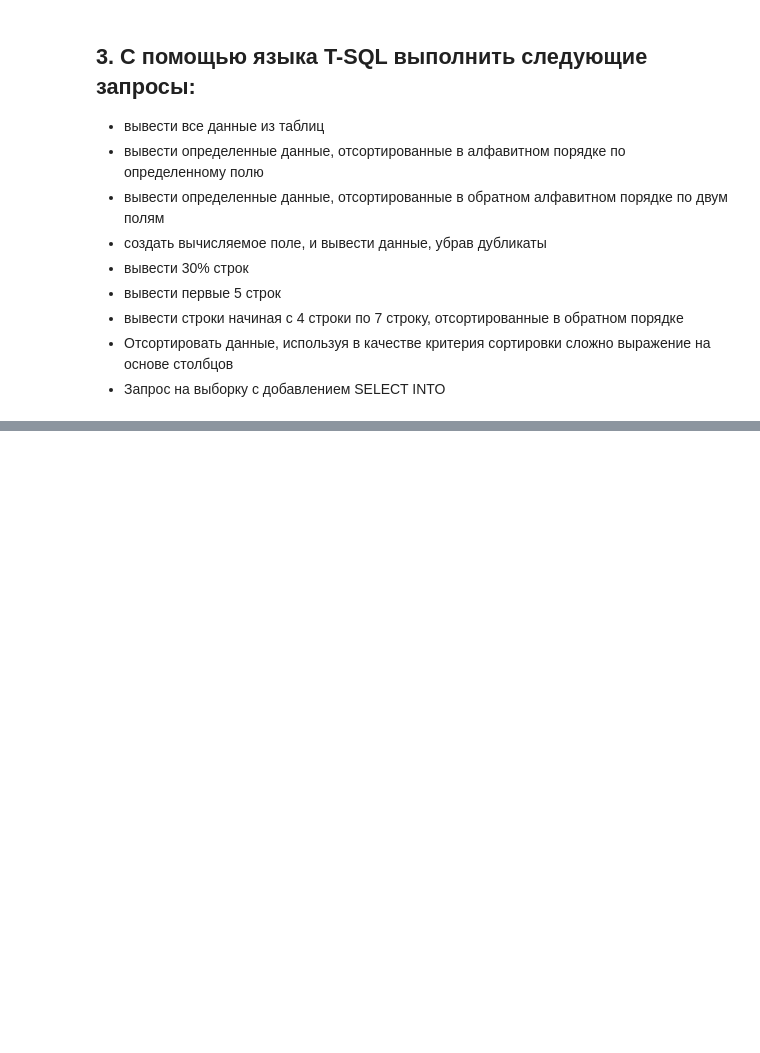
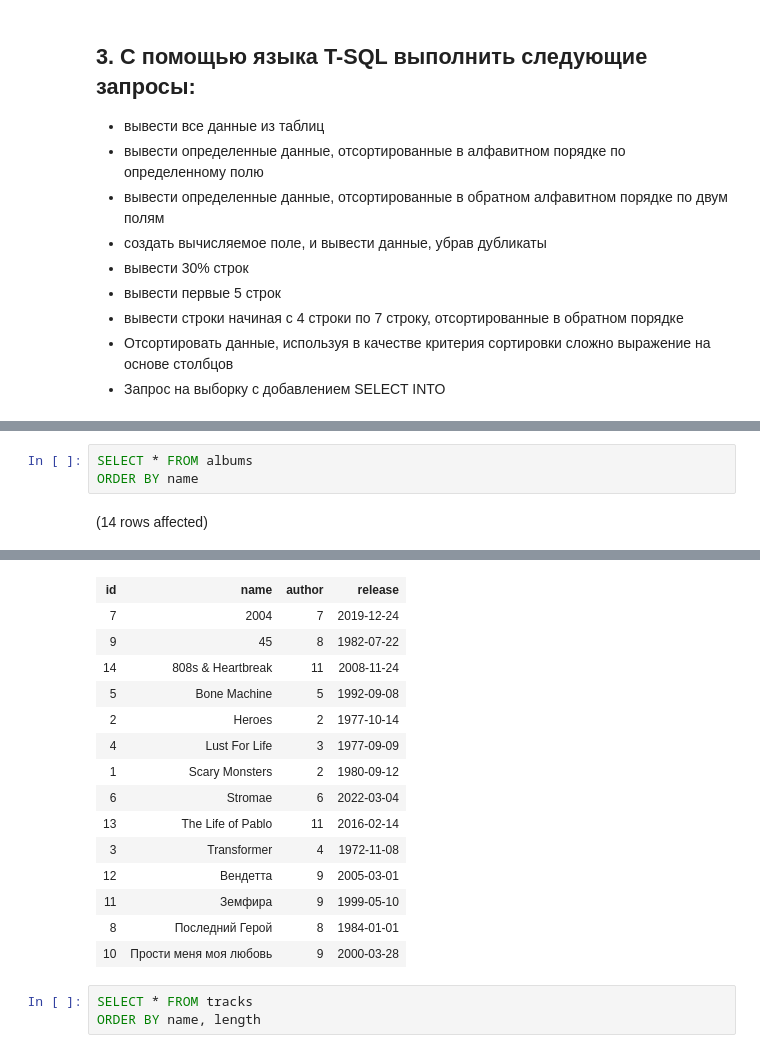
Before and after one commit to petrik33/BSU-Data-Engineering, a Jupyter notebook: 12. Roundup/notebook.ipynb, the cells around one changed output, grey strips where cells are left out. Cells and saved outputs as stored; diff of their text form; blank space fills up the shorter version.

```diff
--- a/12. Roundup/notebook.ipynb
+++ b/12. Roundup/notebook.ipynb
@@ -51,0 +139,5 @@ Audio CD, или на жестком диске. Каждый альбом со
+# %%
+SELECT * FROM albums
+ORDER BY name
+# %% [output]
+(14 rows affected)
@@ -51,0 +145,18 @@ Audio CD, или на жестком диске. Каждый альбом со
+| id | name | author | release |
+| 7 | 2004 | 7 | 2019-12-24 |
+| 9 | 45 | 8 | 1982-07-22 |
+| 14 | 808s & Heartbreak | 11 | 2008-11-24 |
+| 5 | Bone Machine | 5 | 1992-09-08 |
+| 2 | Heroes | 2 | 1977-10-14 |
+| 4 | Lust For Life | 3 | 1977-09-09 |
+| 1 | Scary Monsters | 2 | 1980-09-12 |
+| 6 | Stromae | 6 | 2022-03-04 |
+| 13 | The Life of Pablo | 11 | 2016-02-14 |
+| 3 | Transformer | 4 | 1972-11-08 |
+| 12 | Вендетта | 9 | 2005-03-01 |
+| 11 | Земфира | 9 | 1999-05-10 |
+| 8 | Последний Герой | 8 | 1984-01-01 |
+| 10 | Прости меня моя любовь | 9 | 2000-03-28 |
+# %%
+SELECT * FROM tracks
+ORDER BY name, length
```
Also changed, not shown: parts of 21 cells of this notebook.
